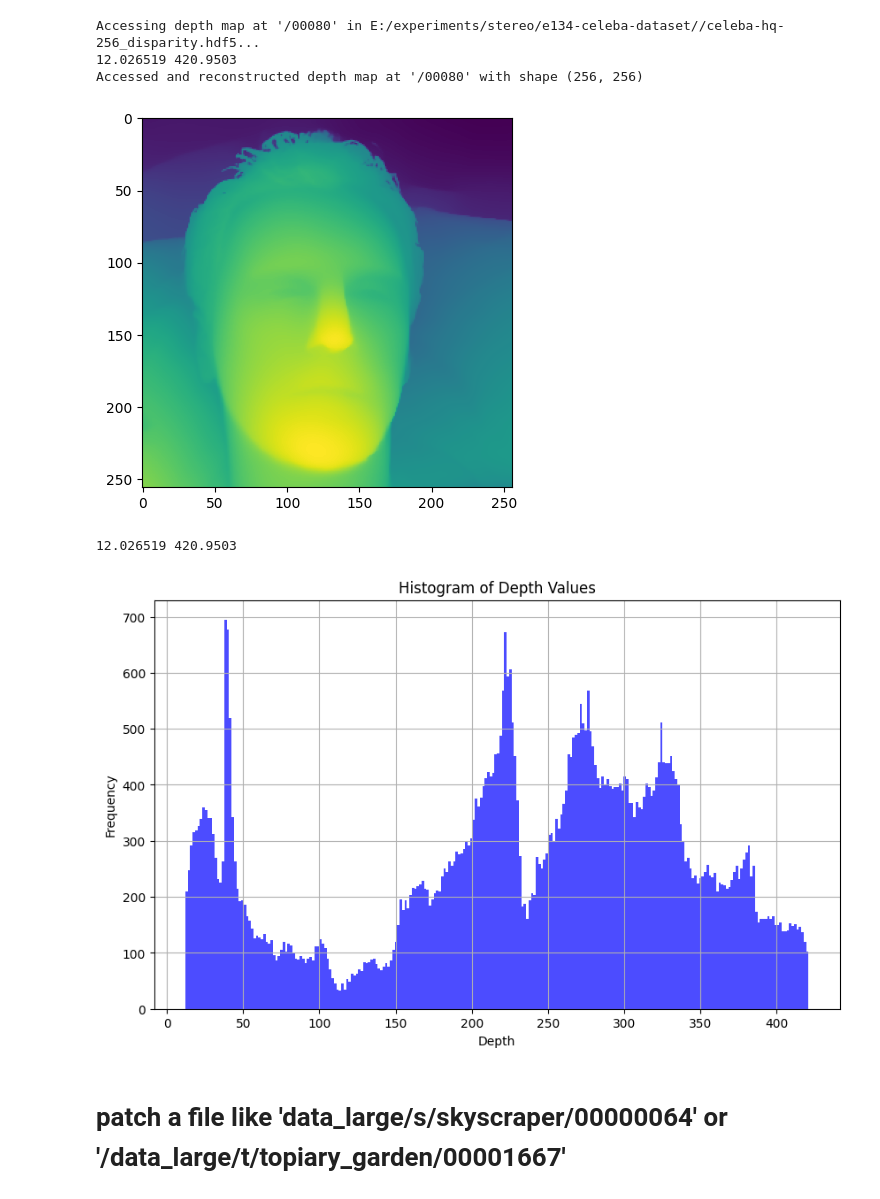
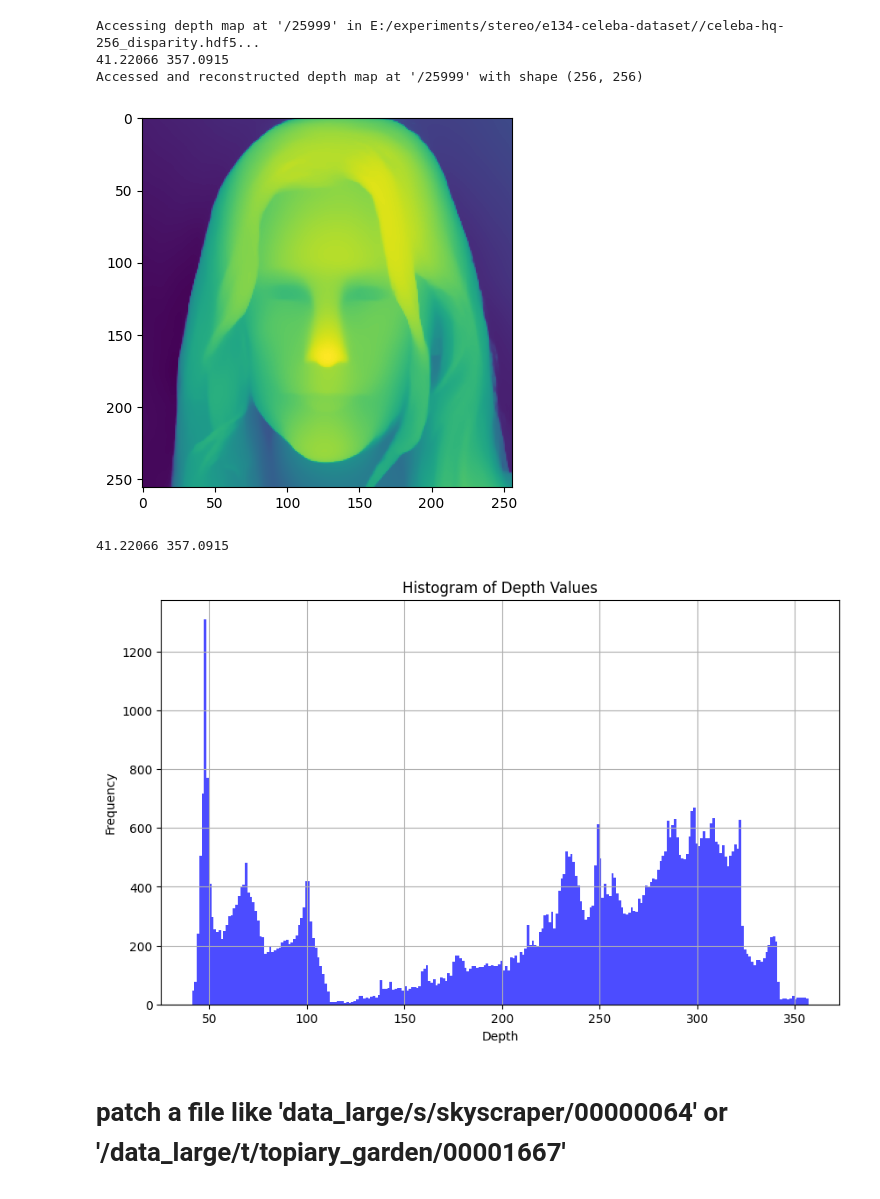
Before and after one commit to BabackE/lama_stereoinpainting, a Jupyter notebook: cse493g/generate_depth_for_celeba_dataset.ipynb, the cells around one changed output. Saved outputs shown, nothing was run; the diff lists cells and outputs as text; code cells hidden in the pictures.

```diff
--- a/cse493g/generate_depth_for_celeba_dataset.ipynb
+++ b/cse493g/generate_depth_for_celeba_dataset.ipynb
@@ -26,26 +42,26 @@ DepthAnything-V2 parameters: 335.32M
 # %%
 # Open the HDF5 file
 #hdf5_file = h5py.File(hdf5_file_path, 'r')
 
 # List all groups and datasets
 #print("Listing all groups and datasets:")
 #list_all_groups_and_datasets(hdf5_file)
 #hdf5_file.close()
 
 
 # Access a specific depth map
-depth_map_path = "/00080"
+depth_map_path = "/25999"
 depth_map = access_depth_map(hdf5_file_path, depth_map_path)
 plt.imshow(depth_map)
 plt.show()
 hist_plot(depth_map)
 # %% [output]
-Accessing depth map at '/00080' in E:/experiments/stereo/e134-celeba-dataset//celeba-hq-256_disparity.hdf5...
-12.026519 420.9503
-Accessed and reconstructed depth map at '/00080' with shape (256, 256)
+Accessing depth map at '/25999' in E:/experiments/stereo/e134-celeba-dataset//celeba-hq-256_disparity.hdf5...
+41.22066 357.0915
+Accessed and reconstructed depth map at '/25999' with shape (256, 256)
-[figure, old version]
+[figure, new version]
-12.026519 420.9503
+41.22066 357.0915
-[figure, old version]
+[figure, new version]
 # %% [markdown]
 # patch a file like 'data_large/s/skyscraper/00000064' or '/data_large/t/topiary_garden/00001667'
 # %%
```
Also changed, not shown: parts of 3 cells of this notebook, 1 other file.
